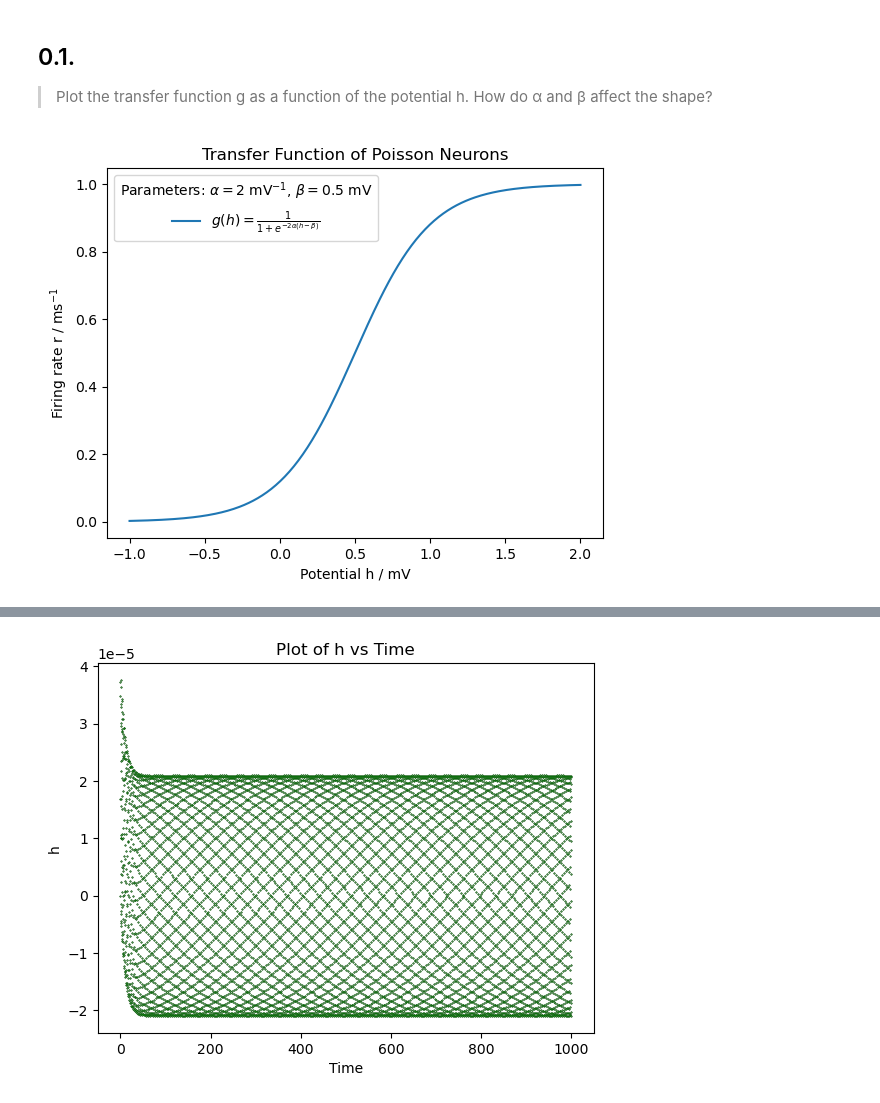
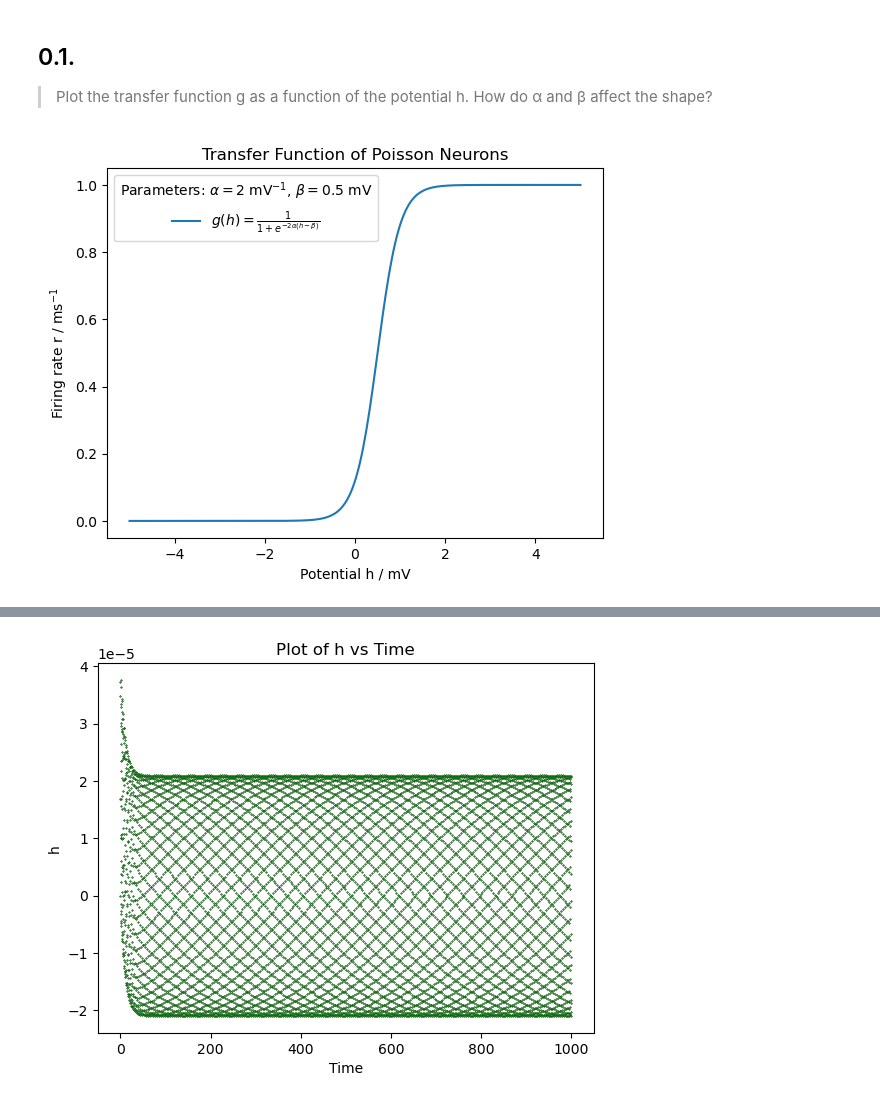
Before and after one commit to konsdibons/EPFL-NX-465-Computational-neuroscience-neuronal-dynamics, a Jupyter notebook: ex0.ipynb, the cells around one changed output, grey strips where cells are left out. Drawn from its saved outputs; the diff is of its cells as text; code cells hidden in the pictures.

```diff
--- a/ex0.ipynb
+++ b/ex0.ipynb
@@ -12,29 +39,29 @@ beta = 0.5 # mV
 # Define the transfer function
 def g(h):
     return 1 / (1 + np.exp(-2 * alpha * (h - beta)))
+# %%
+# Generate a range of potential values
+h_values = np.linspace(-5, 5, 300)  # Adjust the range as needed
+
+# Calculate the firing rates
+r_values = g(h_values)
 # %%
-
-
-
-# Generate a range of potential values
-h_values = np.linspace(-1, 2, 300)  # Adjust the range as needed
-
-# Calculate the firing rates
-r_values = g(h_values)
-
 # Plot the transfer function
 plt.plot(h_values, r_values, label=r'$g(h) = \frac{1}{1 + e^{-2\alpha(h - \beta)}}$')
 
 # Add labels and title
 plt.xlabel('Potential h / mV')
 plt.ylabel(r'Firing rate r / ms$^{{-1}}$')
 plt.title('Transfer Function of Poisson Neurons')
 
-# Add the legend with alpha and beta values using LaTeX
+# Add the legend
 plt.legend(title=r'Parameters: $\alpha={}$ mV$^{{-1}}$, $\beta={}$ mV'.format(alpha, beta))
+
+# Save the plot
+plt.savefig('figures/0.1.transfer_function.png')
 
 # Display the plot
 plt.show()
 # %% [output]
-[figure, old version]
+[figure, new version]
 # %% [markdown]
```
Also changed, not shown: parts of 13 cells of this notebook, 2 other files.
